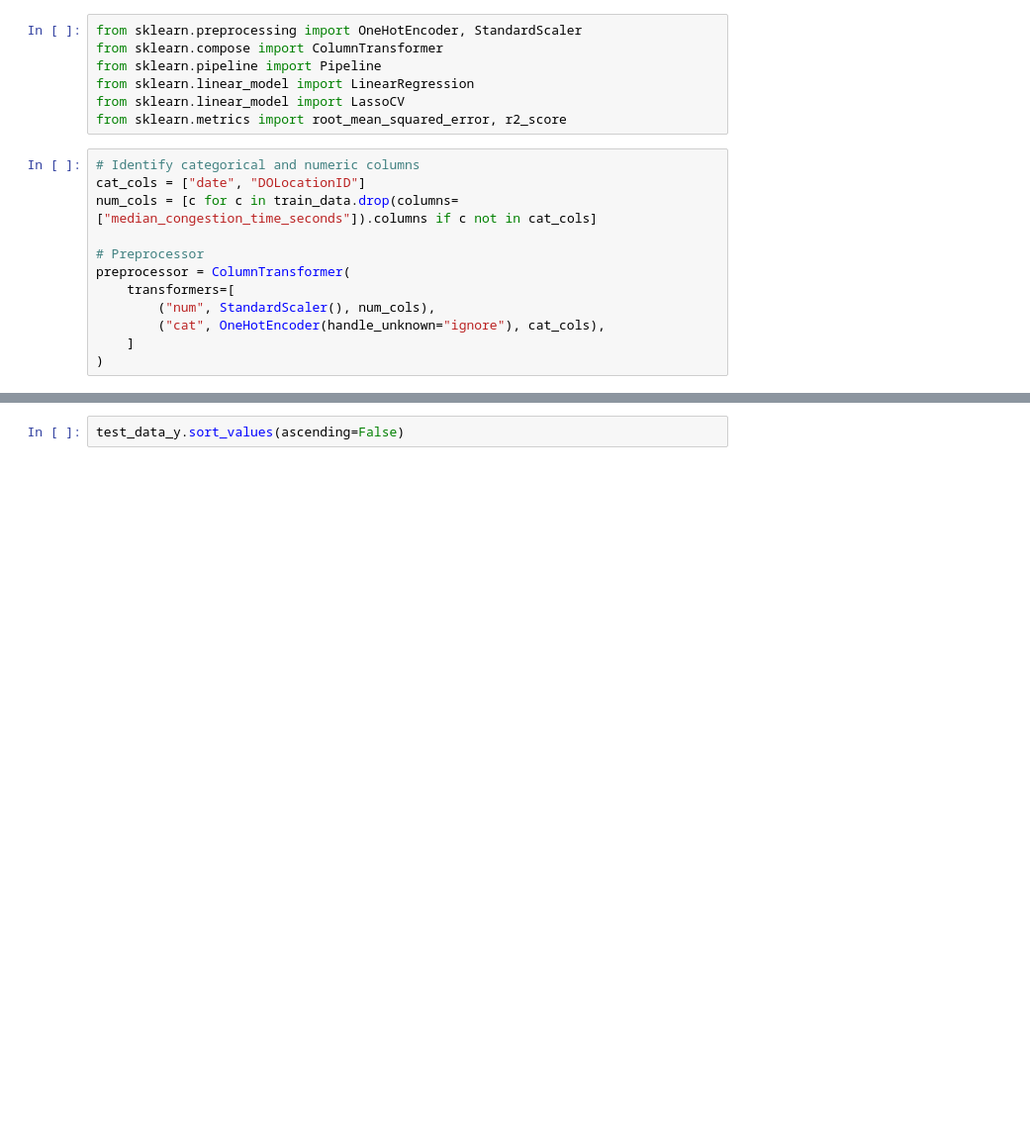
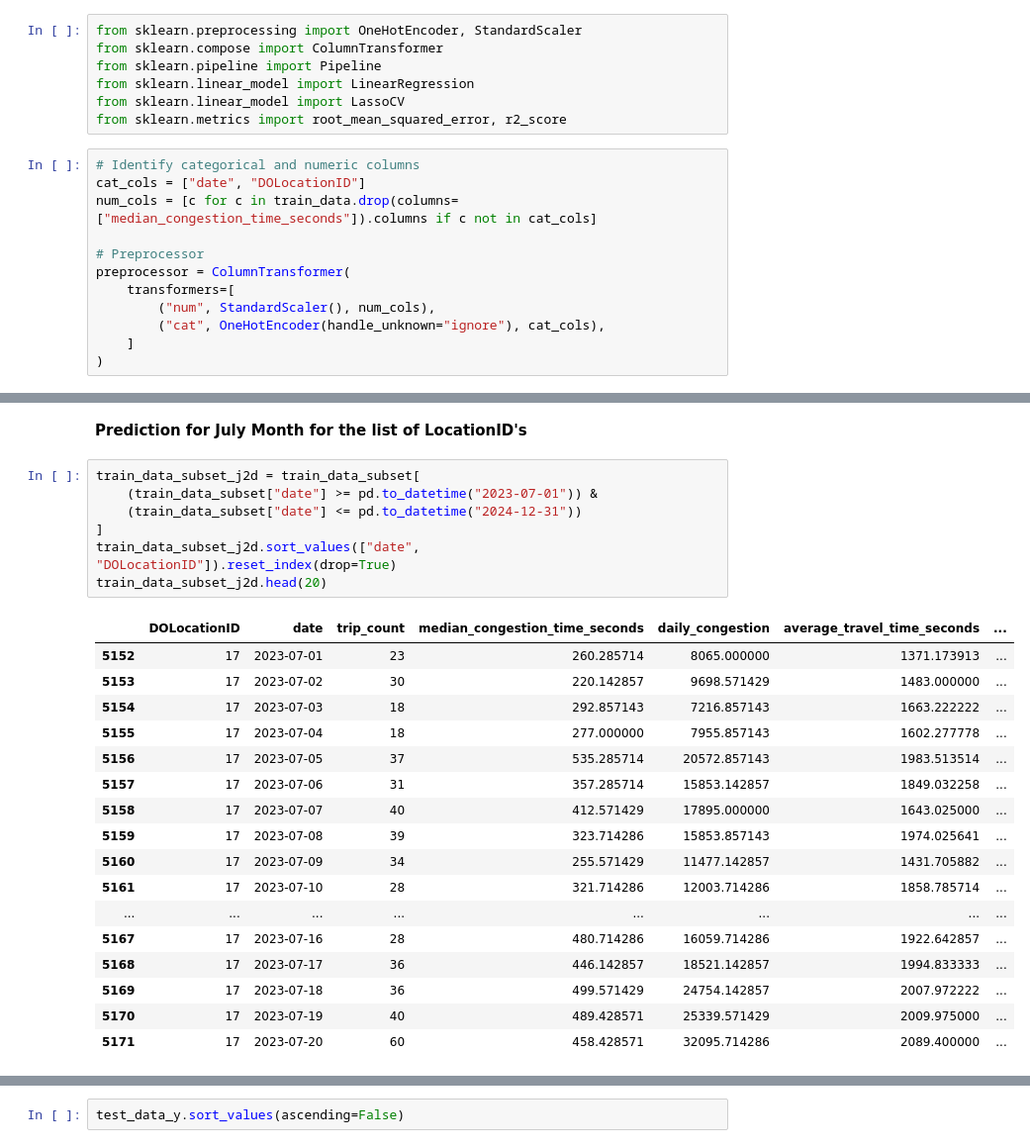
Before and after one commit to cookie-monsta23/MAST30034-Assignment-1, a Jupyter notebook: notebooks/Assignment_1.ipynb, the cells around one changed output, grey strips where cells are left out. Shown at 99% size. Cells and saved outputs as stored; diff of their text form; blank space fills up the shorter version.

```diff
--- a/notebooks/Assignment_1.ipynb
+++ b/notebooks/Assignment_1.ipynb
@@ -717,0 +665,27 @@ RMSE: 92.67666037738344
+# %% [markdown]
+**Prediction for July Month for the list of LocationID's**
+# %%
+train_data_subset_j2d = train_data_subset[
+    (train_data_subset["date"] >= pd.to_datetime("2023-07-01")) &
+    (train_data_subset["date"] <= pd.to_datetime("2024-12-31"))
+]
+train_data_subset_j2d.sort_values(["date", "DOLocationID"]).reset_index(drop=True)
+train_data_subset_j2d.head(20)
+# %% [output]
+|  | DOLocationID | date | trip_count | median_congestion_time_seconds | daily_congestion | average_travel_time_seconds | ... |
+| 5152 | 17 | 2023-07-01 | 23 | 260.285714 | 8065.000000 | 1371.173913 | ... |
+| 5153 | 17 | 2023-07-02 | 30 | 220.142857 | 9698.571429 | 1483.000000 | ... |
+| 5154 | 17 | 2023-07-03 | 18 | 292.857143 | 7216.857143 | 1663.222222 | ... |
+| 5155 | 17 | 2023-07-04 | 18 | 277.000000 | 7955.857143 | 1602.277778 | ... |
+| 5156 | 17 | 2023-07-05 | 37 | 535.285714 | 20572.857143 | 1983.513514 | ... |
+| 5157 | 17 | 2023-07-06 | 31 | 357.285714 | 15853.142857 | 1849.032258 | ... |
+| 5158 | 17 | 2023-07-07 | 40 | 412.571429 | 17895.000000 | 1643.025000 | ... |
+| 5159 | 17 | 2023-07-08 | 39 | 323.714286 | 15853.857143 | 1974.025641 | ... |
+| 5160 | 17 | 2023-07-09 | 34 | 255.571429 | 11477.142857 | 1431.705882 | ... |
+| 5161 | 17 | 2023-07-10 | 28 | 321.714286 | 12003.714286 | 1858.785714 | ... |
+| ... | ... | ... | ... | ... | ... | ... | ... |
+| 5167 | 17 | 2023-07-16 | 28 | 480.714286 | 16059.714286 | 1922.642857 | ... |
+| 5168 | 17 | 2023-07-17 | 36 | 446.142857 | 18521.142857 | 1994.833333 | ... |
+| 5169 | 17 | 2023-07-18 | 36 | 499.571429 | 24754.142857 | 2007.972222 | ... |
+| 5170 | 17 | 2023-07-19 | 40 | 489.428571 | 25339.571429 | 2009.975000 | ... |
+| 5171 | 17 | 2023-07-20 | 60 | 458.428571 | 32095.714286 | 2089.400000 | ... |
```
Also changed, not shown: parts of 47 cells of this notebook, 3 other files.
